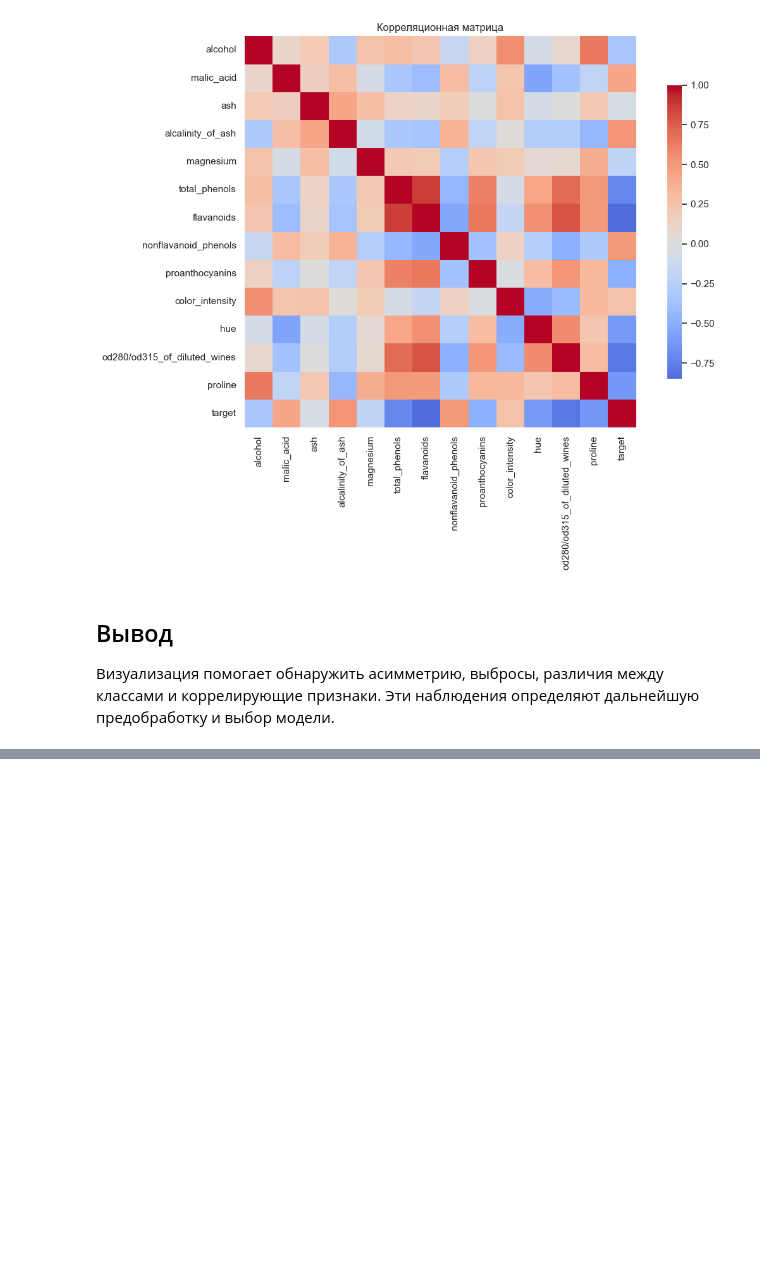
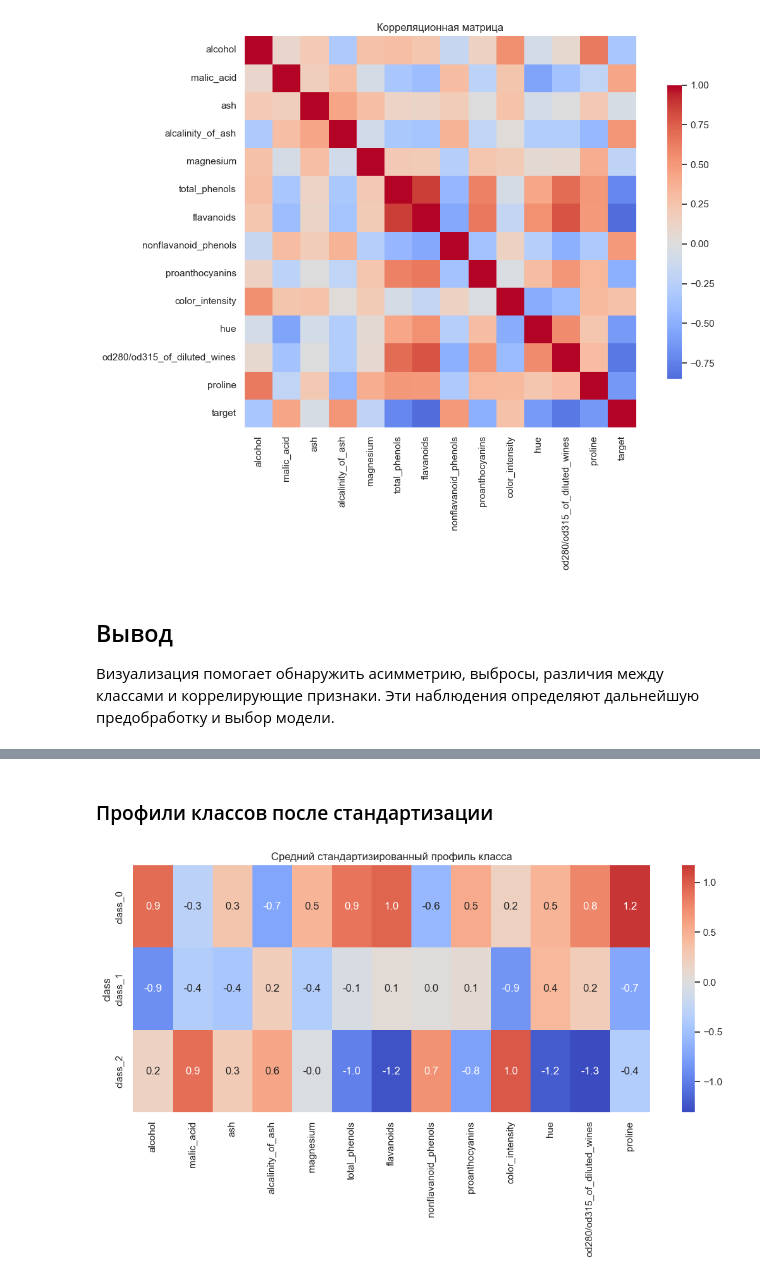
Before and after one commit to pv-afk/pv_afk, a Jupyter notebook: ML-AI/4.2. Визуализация данных.ipynb, the cells around one changed output, grey strips where cells are left out. Cells and saved outputs as stored; diff of their text form; code cells hidden in the pictures; blank space fills up the shorter version.

```diff
--- a/ML-AI/4.2. Визуализация данных.ipynb
+++ b/ML-AI/4.2. Визуализация данных.ipynb
@@ -86,0 +196,13 @@ plt.show()
+# %% [markdown]
+### Профили классов после стандартизации
+# %%
+standardized = data[numeric_columns].apply(lambda series: (series - series.mean()) / series.std())
+standardized["class"] = data["class"]
+class_profiles = standardized.groupby("class").mean()
+
+plt.figure(figsize=(13, 5))
+sns.heatmap(class_profiles, cmap="coolwarm", center=0, annot=True, fmt=".1f")
+plt.title("Средний стандартизированный профиль класса")
+plt.show()
+# %% [output]
+[figure, added]
```
Also changed, not shown: parts of 15 cells of this notebook, 14 other files.
